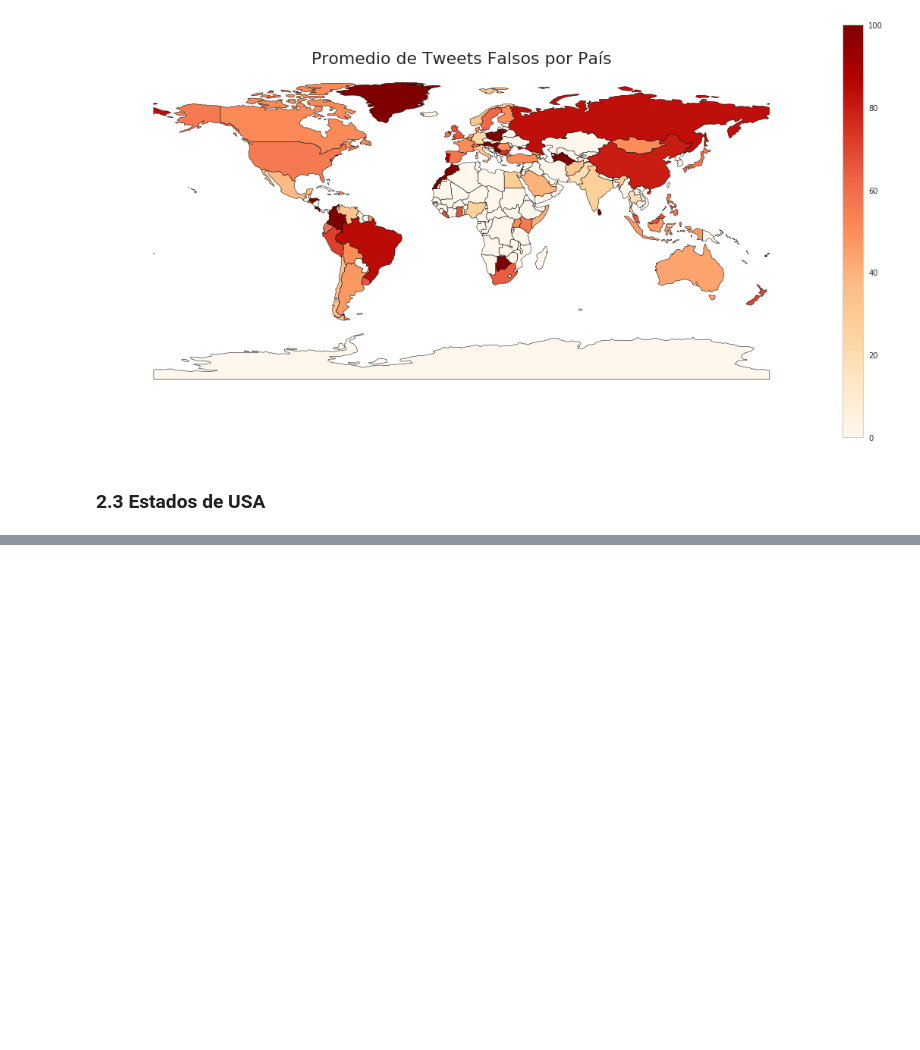
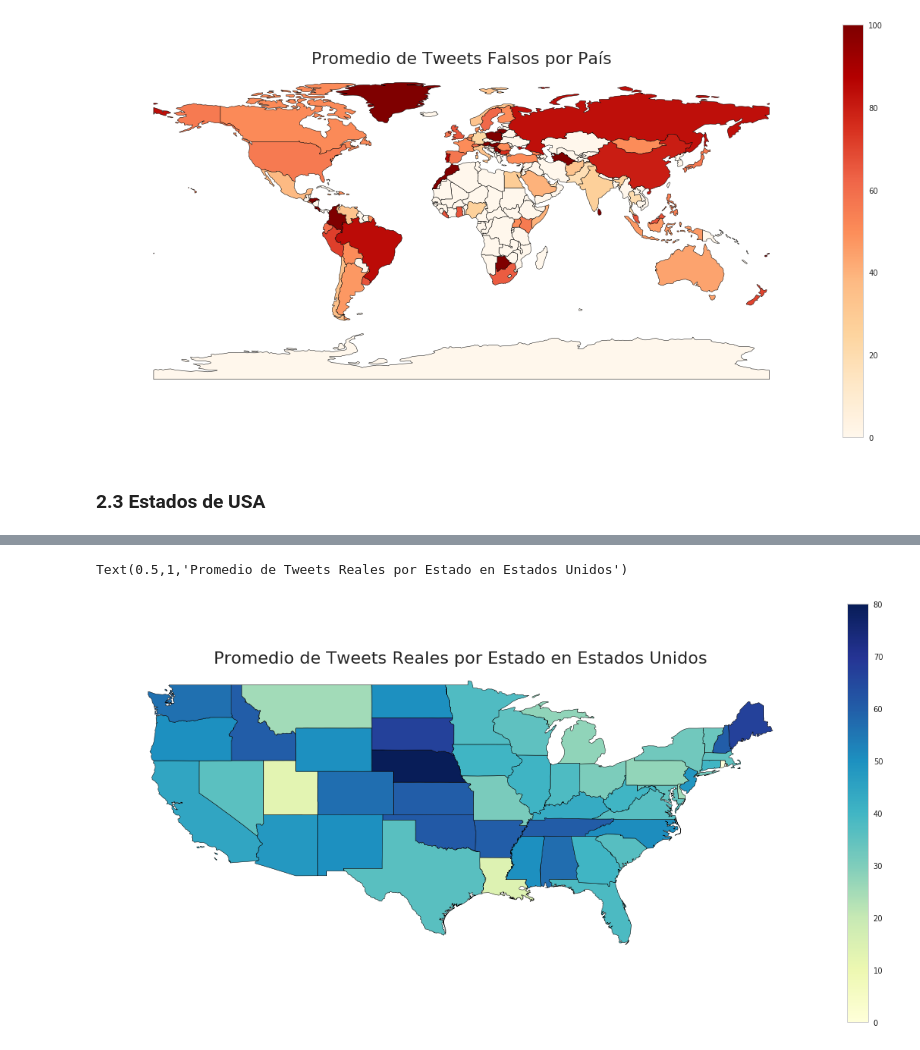
Before and after one commit to SergioCalvani/75.06-Datos-TP1-2020, a Jupyter notebook: Junto.ipynb, the cells around one changed output, grey strips where cells are left out. Saved outputs shown, nothing was run; the diff lists cells and outputs as text; code cells hidden in the pictures; blank space fills up the shorter version.

```diff
--- a/Junto.ipynb
+++ b/Junto.ipynb
@@ -656,3 +667,11 @@ grafico_cantidad_estados_usa.set_title("Cantidad de Tweets por Estado en Estados
 # %% [output]
 Text(0.5,1,'Cantidad de Tweets por Estado en Estados Unidos')
 [figure]
+# %%
+fig, grafico_promedio_estados_usa_real = plt.subplots(1, figsize=(20, 10))
+grafico_promedio_real_estados=cantidad_estados_total.plot(column='Promedio_real',cmap='YlGnBu', edgecolor='black',ax=grafico_promedio_estados_usa_real,legend=True,figsize=(30,30),linewidth=0.5)
+grafico_promedio_estados_usa_real.axis('off')
+grafico_promedio_estados_usa_real.set_title("Promedio de Tweets Reales por Estado en Estados Unidos",fontsize=22)
+# %% [output]
+Text(0.5,1,'Promedio de Tweets Reales por Estado en Estados Unidos')
+[figure, added]
```
Also changed, not shown: parts of 20 cells of this notebook.
